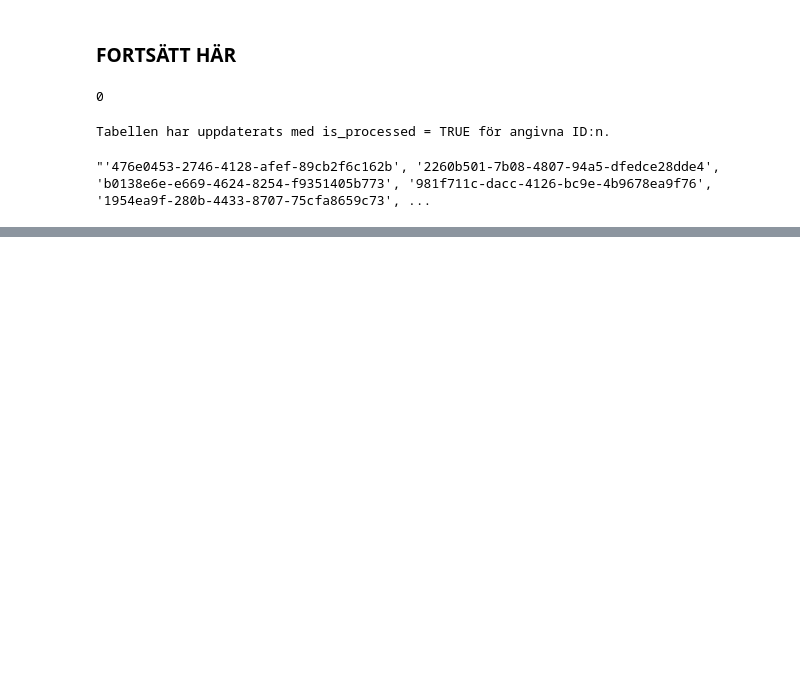
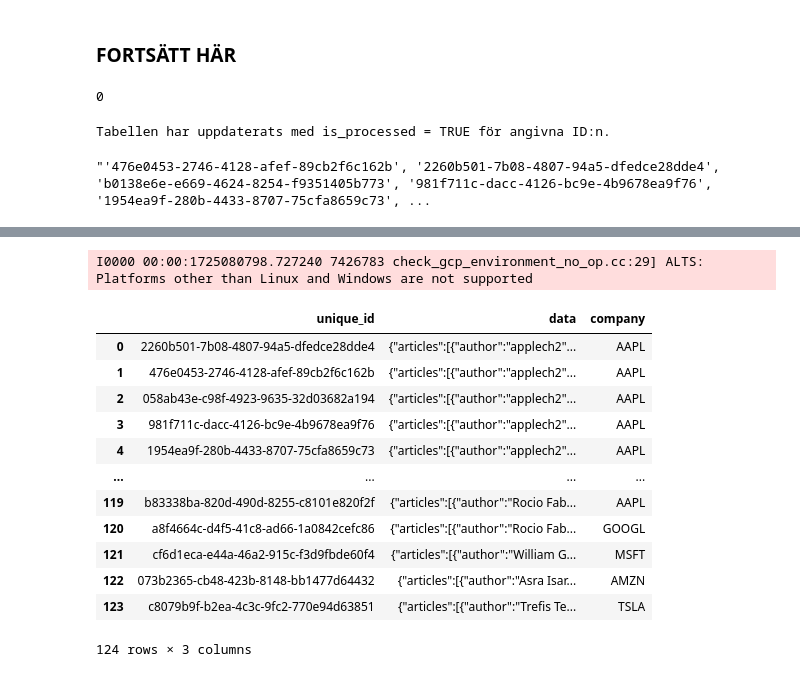
Before and after one commit to tomasr-18/test_project, a Jupyter notebook: transform_news_2/clean_news_notebook.ipynb, the cells around one changed output, grey strips where cells are left out. Drawn from its saved outputs; the diff is of its cells as text; code cells hidden in the pictures; blank space fills up the shorter version.

```diff
--- a/transform_news_2/clean_news_notebook.ipynb
+++ b/transform_news_2/clean_news_notebook.ipynb
@@ -658,0 +717,20 @@ def transfer_ids_to_meta_data(table_from='raw_news_data', table_to='raw_news_met
+# %%
+test_df = get_raw_news_from_big_query()
+# %% [output]
+I0000 00:00:1725080798.727240 7426783 check_gcp_environment_no_op.cc:29] ALTS: Platforms other than Linux and Windows are not supported
+# %%
+test_df
+# %% [output]
+|  | unique_id | data | company |
+| 0 | 2260b501-7b08-4807-94a5-dfedce28dde4 | {"articles":[{"author":"applech2"... | AAPL |
+| 1 | 476e0453-2746-4128-afef-89cb2f6c162b | {"articles":[{"author":"applech2"... | AAPL |
+| 2 | 058ab43e-c98f-4923-9635-32d03682a194 | {"articles":[{"author":"applech2"... | AAPL |
+| 3 | 981f711c-dacc-4126-bc9e-4b9678ea9f76 | {"articles":[{"author":"applech2"... | AAPL |
+| 4 | 1954ea9f-280b-4433-8707-75cfa8659c73 | {"articles":[{"author":"applech2"... | AAPL |
+| ... | ... | ... | ... |
+| 119 | b83338ba-820d-490d-8255-c8101e820f2f | {"articles":[{"author":"Rocio Fab... | AAPL |
+| 120 | a8f4664c-d4f5-41c8-ad66-1a0842cefc86 | {"articles":[{"author":"Rocio Fab... | GOOGL |
+| 121 | cf6d1eca-e44a-46a2-915c-f3d9fbde60f4 | {"articles":[{"author":"William G... | MSFT |
+| 122 | 073b2365-cb48-423b-8148-bb1477d64432 | {"articles":[{"author":"Asra Isar... | AMZN |
+| 123 | c8079b9f-b2ea-4c3c-9fc2-770e94d63851 | {"articles":[{"author":"Trefis Te... | TSLA |
+124 rows × 3 columns
```
Also changed, not shown: parts of 4 cells of this notebook, 18 other files.
